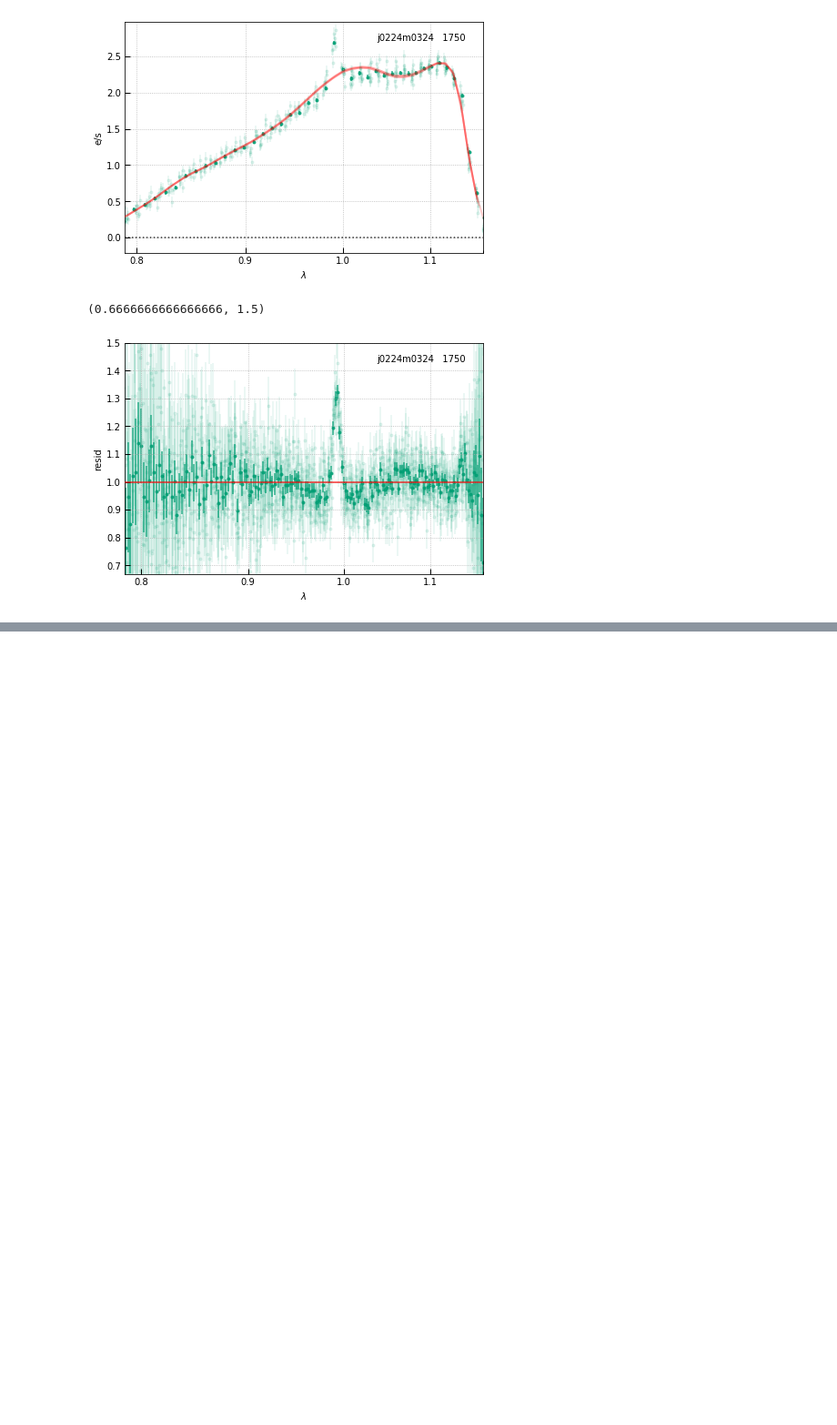
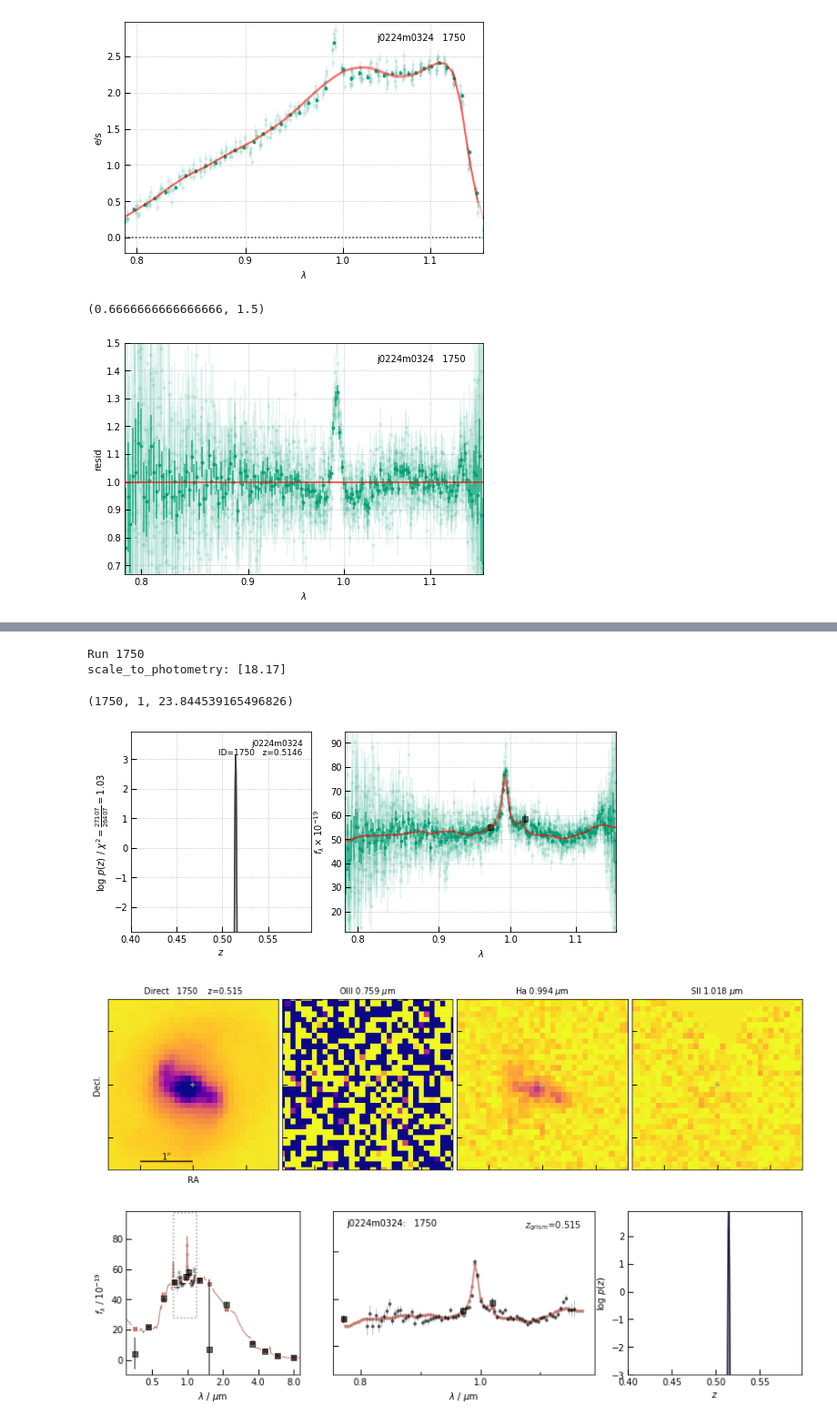
Before and after one commit to gbrammer/grizli-binder, a Jupyter notebook: first-test.ipynb, the cells around one changed output, grey strips where cells are left out. Shown: that part at 91% size. Cells and saved outputs as stored; diff of their text form; code cells hidden in the pictures; blank space fills up the shorter version.

```diff
--- a/first-test.ipynb
+++ b/first-test.ipynb
@@ -65,0 +83,12 @@ fig.axes[0].set_ylim(2./3, 3./2)
+# %%
+obj_id=int(grism_object.split('_')[-1])
+fitting.run_all_parallel(obj_id, zr=[0.4, 0.6],
+                         fit_beams=False, fit_only_beams=True,
+                         verbose=False, fitter='nnls')
+# %% [output]
+Run 1750
+scale_to_photometry: [18.17]
+(1750, 1, 23.844539165496826)
+[figure, added]
+[figure, added]
+[figure, added]
```
Also changed, not shown: parts of 4 cells of this notebook.
